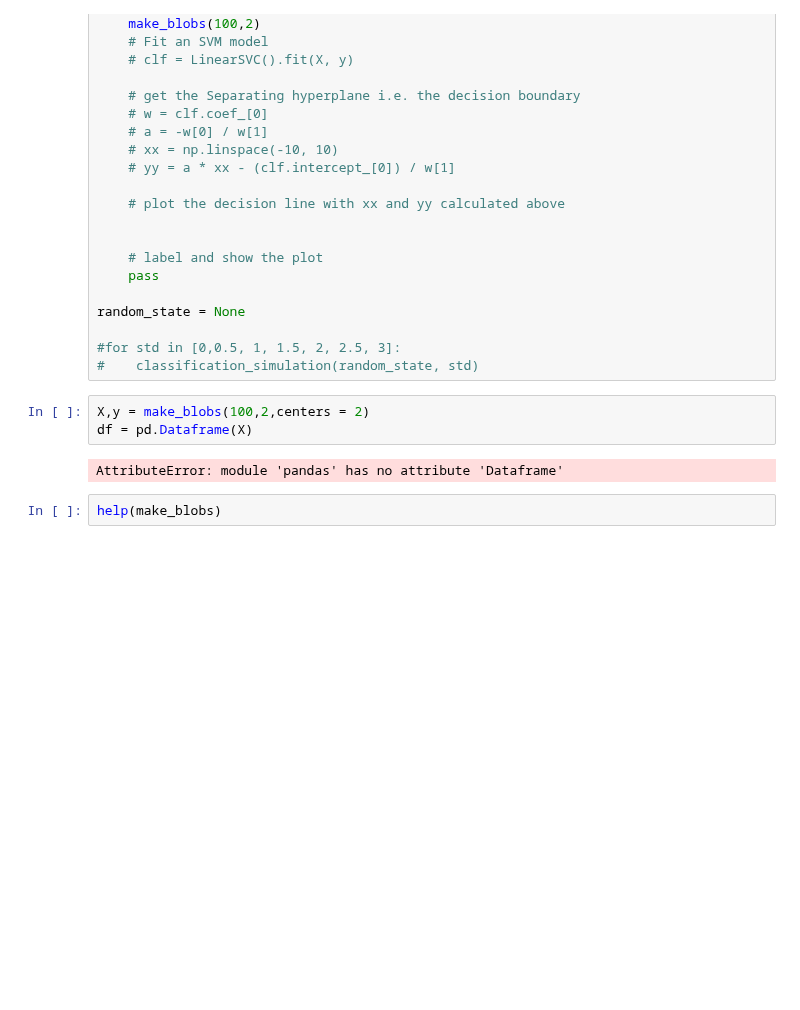
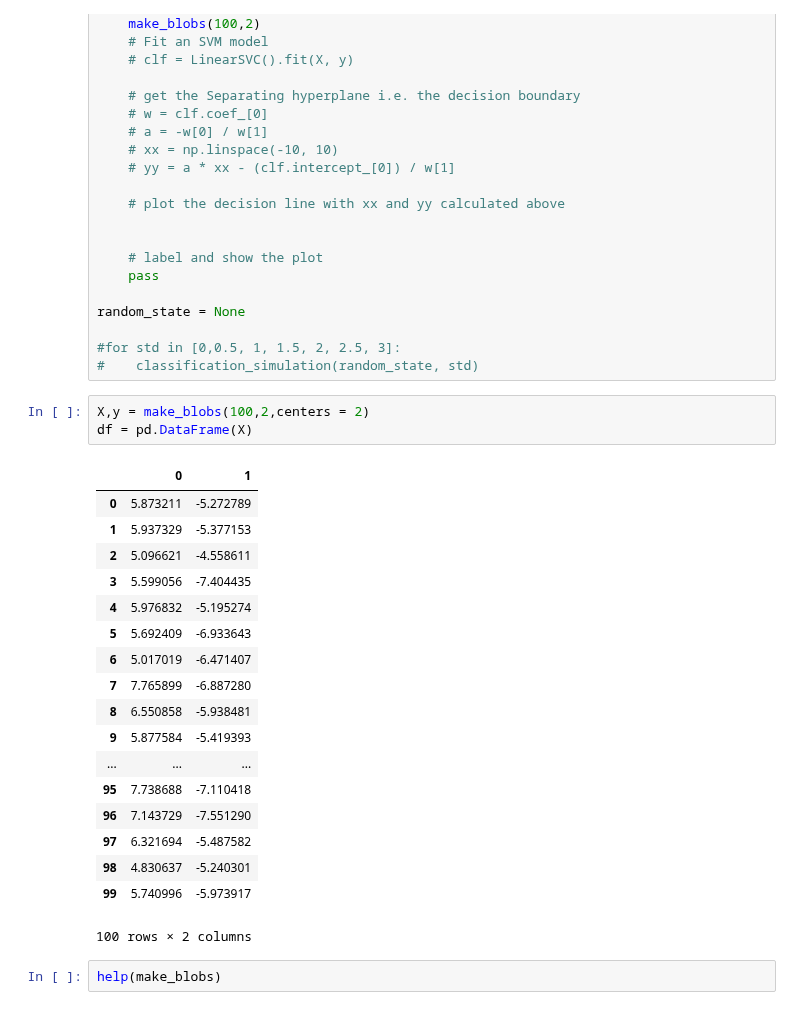
Before and after one commit to Pietrassyk/dsc-generating-data-lab-nyc-ds-career-042219, a Jupyter notebook: index.ipynb, the cells around one changed output. Drawn from its saved outputs; the diff is of its cells as text; blank space fills up the shorter version.

```diff
--- a/index.ipynb
+++ b/index.ipynb
@@ -105,9 +105,26 @@ random_state = None
 #    classification_simulation(random_state, std)
 # %%
 X,y = make_blobs(100,2,centers = 2)
-df = pd.Dataframe(X)
+df = pd.DataFrame(X)
 # %% [output]
+|  | 0 | 1 |
+| 0 | 5.873211 | -5.272789 |
+| 1 | 5.937329 | -5.377153 |
+| 2 | 5.096621 | -4.558611 |
+| 3 | 5.599056 | -7.404435 |
+| 4 | 5.976832 | -5.195274 |
+| 5 | 5.692409 | -6.933643 |
+| 6 | 5.017019 | -6.471407 |
+| 7 | 7.765899 | -6.887280 |
+| 8 | 6.550858 | -5.938481 |
+| 9 | 5.877584 | -5.419393 |
+| ... | ... | ... |
+| 95 | 7.738688 | -7.110418 |
+| 96 | 7.143729 | -7.551290 |
+| 97 | 6.321694 | -5.487582 |
+| 98 | 4.830637 | -5.240301 |
+| 99 | 5.740996 | -5.973917 |
-AttributeError: module 'pandas' has no attribute 'Dataframe'
+100 rows × 2 columns
 # %%
 help(make_blobs)
 # %% [output]
```
